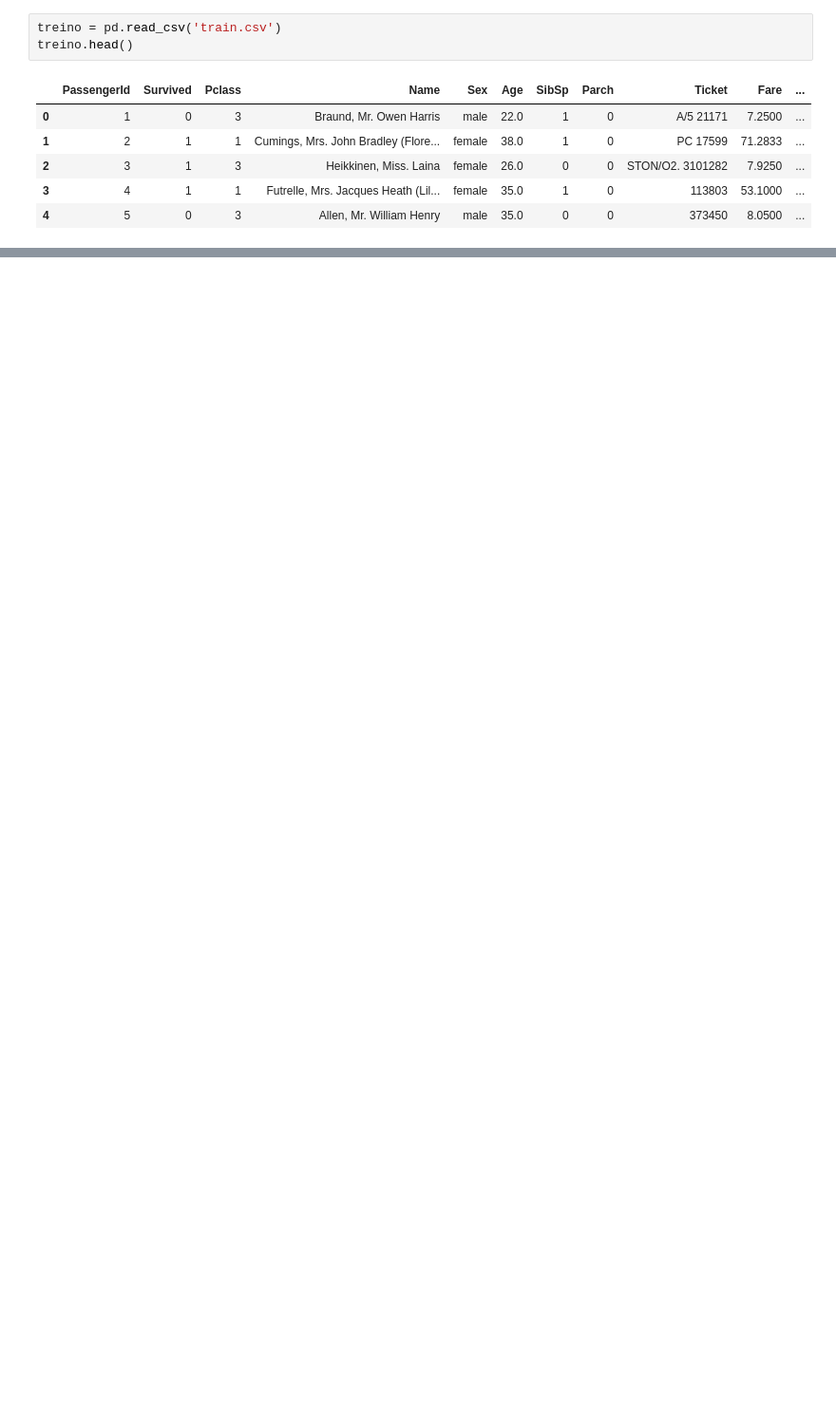
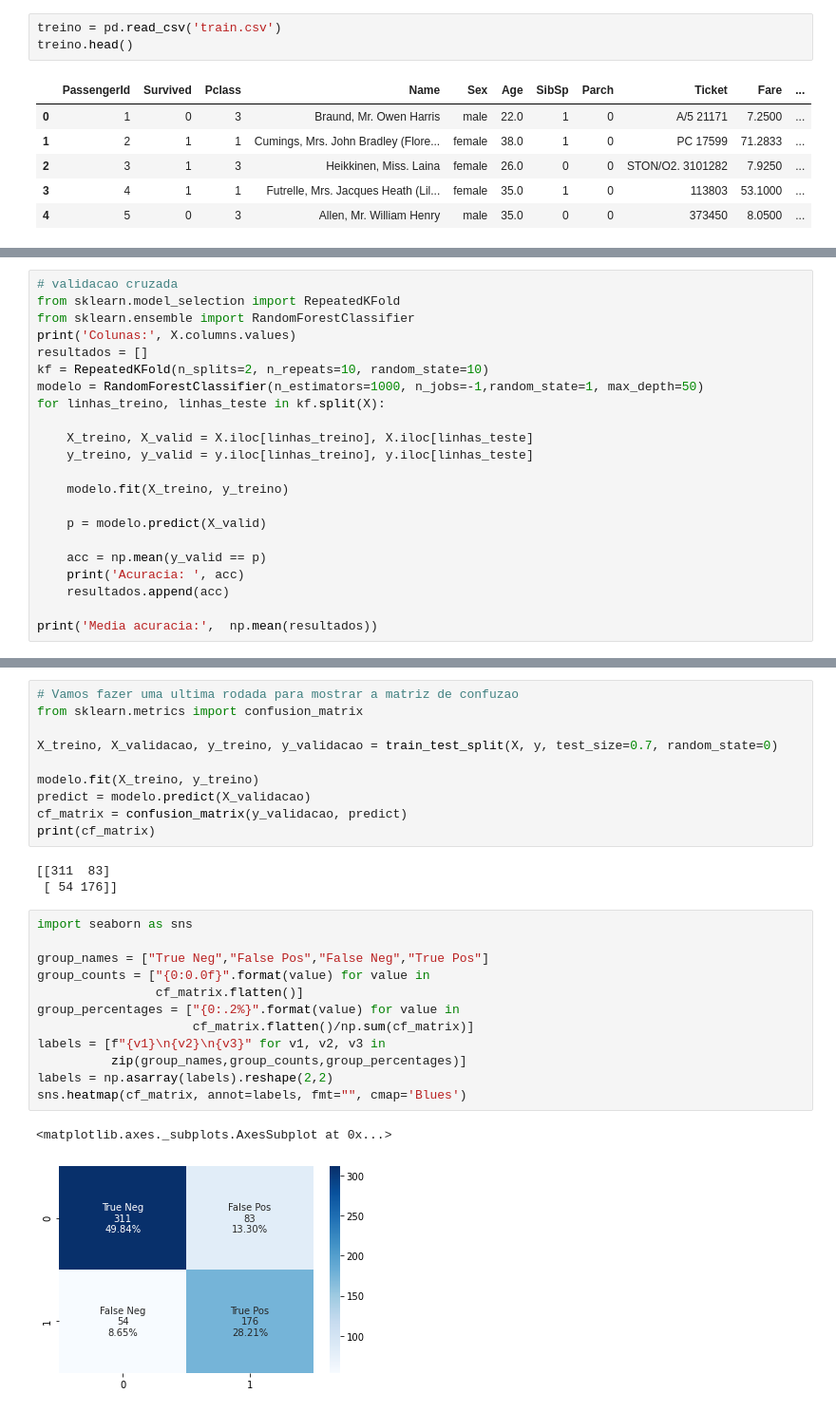
Before and after one commit to marcelosabadini/estudos-machinelearning, a Jupyter notebook: titanic/titanic.ipynb, the cells around one changed output, grey strips where cells are left out. Shown at 95% size. Saved outputs shown, nothing was run; the diff lists cells and outputs as text; blank space fills up the shorter version.

Commit message:
Fiz algumas mexidas hoje na base de treino.

```diff
--- a/titanic/titanic.ipynb
+++ b/titanic/titanic.ipynb
@@ -175,0 +164,22 @@ df_final.to_csv('final.csv', index=False)
+# %%
+# validacao cruzada
+from sklearn.model_selection import RepeatedKFold
+from sklearn.ensemble import RandomForestClassifier
+print('Colunas:', X.columns.values)
+resultados = []
+kf = RepeatedKFold(n_splits=2, n_repeats=10, random_state=10)
+modelo = RandomForestClassifier(n_estimators=1000, n_jobs=-1,random_state=1, max_depth=50)
+for linhas_treino, linhas_teste in kf.split(X):
+
+    X_treino, X_valid = X.iloc[linhas_treino], X.iloc[linhas_teste]
+    y_treino, y_valid = y.iloc[linhas_treino], y.iloc[linhas_teste]
+
+    modelo.fit(X_treino, y_treino)
+
+    p = modelo.predict(X_valid)
+
+    acc = np.mean(y_valid == p)
+    print('Acuracia: ', acc)
+    resultados.append(acc)
+
+print('Media acuracia:',  np.mean(resultados))
@@ -175,0 +204,28 @@ df_final.to_csv('final.csv', index=False)
+# %%
+# Vamos fazer uma ultima rodada para mostrar a matriz de confuzao
+from sklearn.metrics import confusion_matrix
+
+X_treino, X_validacao, y_treino, y_validacao = train_test_split(X, y, test_size=0.7, random_state=0)
+
+modelo.fit(X_treino, y_treino)
+predict = modelo.predict(X_validacao)
+cf_matrix = confusion_matrix(y_validacao, predict)
+print(cf_matrix)
+# %% [output]
+[[311  83]
+ [ 54 176]]
+# %%
+import seaborn as sns
+
+group_names = ["True Neg","False Pos","False Neg","True Pos"]
+group_counts = ["{0:0.0f}".format(value) for value in
+                cf_matrix.flatten()]
+group_percentages = ["{0:.2%}".format(value) for value in
+                     cf_matrix.flatten()/np.sum(cf_matrix)]
+labels = [f"{v1}\n{v2}\n{v3}" for v1, v2, v3 in
+          zip(group_names,group_counts,group_percentages)]
+labels = np.asarray(labels).reshape(2,2)
+sns.heatmap(cf_matrix, annot=labels, fmt="", cmap='Blues')
+# %% [output]
+<matplotlib.axes._subplots.AxesSubplot at 0x...>
+[figure, added]
```
Also changed, not shown: parts of 36 cells of this notebook.
